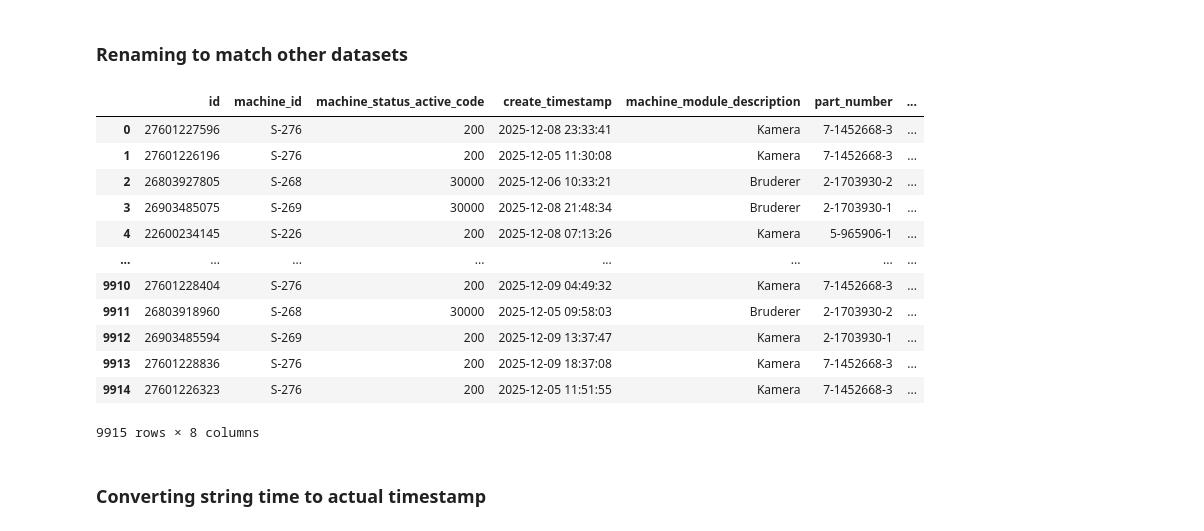
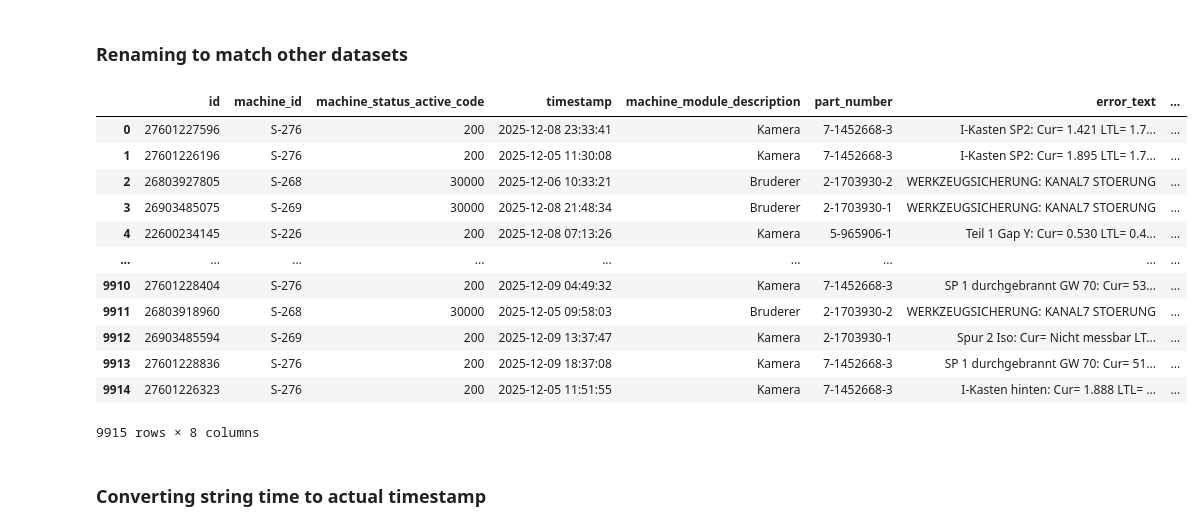
Before and after one commit to OmkarTanajiPatil/TEAICup, a Jupyter notebook: Pandas/3 Preprocessing D3/preprocessing_d3.ipynb, the cells around one changed output. Drawn from its saved outputs; the diff is of its cells as text; code cells hidden in the pictures.

```diff
--- a/Pandas/3 Preprocessing D3/preprocessing_d3.ipynb
+++ b/Pandas/3 Preprocessing D3/preprocessing_d3.ipynb
@@ -33,24 +33,25 @@ d3
 # %%
 # Lets Rename to match other datasets
 for i in d3.columns:
     lt = i.split("_")
     if len(lt) > 2:
         new_name = "_".join(lt[2:])
         d3.rename(columns={i: new_name}, inplace=True)
+d3.rename(columns={"create_timestamp": "timestamp"}, inplace=True)
 d3
 # %% [output]
-|  | id | machine_id | machine_status_active_code | create_timestamp | machine_module_description | part_number | ... |
-| 0 | 27601227596 | S-276 | 200 | 2025-12-08 23:33:41 | Kamera | 7-1452668-3 | ... |
-| 1 | 27601226196 | S-276 | 200 | 2025-12-05 11:30:08 | Kamera | 7-1452668-3 | ... |
-| 2 | 26803927805 | S-268 | 30000 | 2025-12-06 10:33:21 | Bruderer | 2-1703930-2 | ... |
-| 3 | 26903485075 | S-269 | 30000 | 2025-12-08 21:48:34 | Bruderer | 2-1703930-1 | ... |
-| 4 | 22600234145 | S-226 | 200 | 2025-12-08 07:13:26 | Kamera | 5-965906-1 | ... |
-| ... | ... | ... | ... | ... | ... | ... | ... |
-| 9910 | 27601228404 | S-276 | 200 | 2025-12-09 04:49:32 | Kamera | 7-1452668-3 | ... |
-| 9911 | 26803918960 | S-268 | 30000 | 2025-12-05 09:58:03 | Bruderer | 2-1703930-2 | ... |
-| 9912 | 26903485594 | S-269 | 200 | 2025-12-09 13:37:47 | Kamera | 2-1703930-1 | ... |
-| 9913 | 27601228836 | S-276 | 200 | 2025-12-09 18:37:08 | Kamera | 7-1452668-3 | ... |
-| 9914 | 27601226323 | S-276 | 200 | 2025-12-05 11:51:55 | Kamera | 7-1452668-3 | ... |
+|  | id | machine_id | machine_status_active_code | timestamp | machine_module_description | part_number | error_text | ... |
+| 0 | 27601227596 | S-276 | 200 | 2025-12-08 23:33:41 | Kamera | 7-1452668-3 | I-Kasten SP2: Cur= 1.421 LTL= 1.7... | ... |
+| 1 | 27601226196 | S-276 | 200 | 2025-12-05 11:30:08 | Kamera | 7-1452668-3 | I-Kasten SP2: Cur= 1.895 LTL= 1.7... | ... |
+| 2 | 26803927805 | S-268 | 30000 | 2025-12-06 10:33:21 | Bruderer | 2-1703930-2 | WERKZEUGSICHERUNG: KANAL7 STOERUNG | ... |
+| 3 | 26903485075 | S-269 | 30000 | 2025-12-08 21:48:34 | Bruderer | 2-1703930-1 | WERKZEUGSICHERUNG: KANAL7 STOERUNG | ... |
+| 4 | 22600234145 | S-226 | 200 | 2025-12-08 07:13:26 | Kamera | 5-965906-1 | Teil 1 Gap Y: Cur= 0.530 LTL= 0.4... | ... |
+| ... | ... | ... | ... | ... | ... | ... | ... | ... |
+| 9910 | 27601228404 | S-276 | 200 | 2025-12-09 04:49:32 | Kamera | 7-1452668-3 | SP 1 durchgebrannt GW 70: Cur= 53... | ... |
+| 9911 | 26803918960 | S-268 | 30000 | 2025-12-05 09:58:03 | Bruderer | 2-1703930-2 | WERKZEUGSICHERUNG: KANAL7 STOERUNG | ... |
+| 9912 | 26903485594 | S-269 | 200 | 2025-12-09 13:37:47 | Kamera | 2-1703930-1 | Spur 2 Iso: Cur= Nicht messbar LT... | ... |
+| 9913 | 27601228836 | S-276 | 200 | 2025-12-09 18:37:08 | Kamera | 7-1452668-3 | SP 1 durchgebrannt GW 70: Cur= 51... | ... |
+| 9914 | 27601226323 | S-276 | 200 | 2025-12-05 11:51:55 | Kamera | 7-1452668-3 | I-Kasten hinten: Cur= 1.888 LTL= ... | ... |
 9915 rows × 8 columns
 # %% [markdown]
 ### Converting string time to actual timestamp
```
Also changed, not shown: parts of 8 cells of this notebook, 2 other files.
